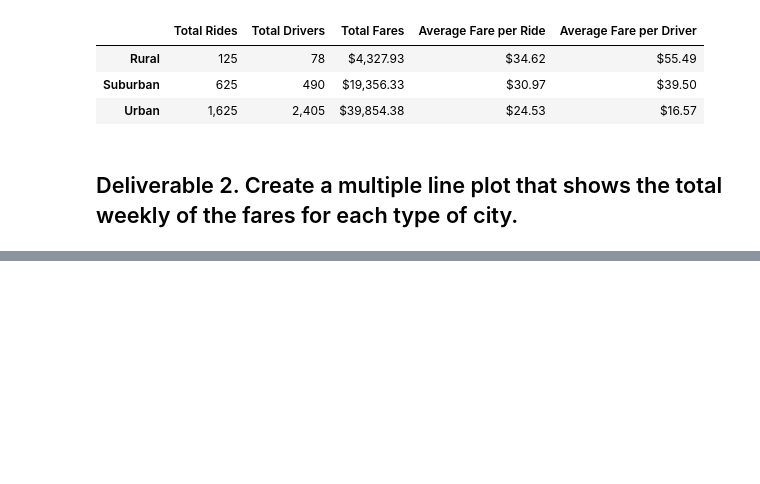
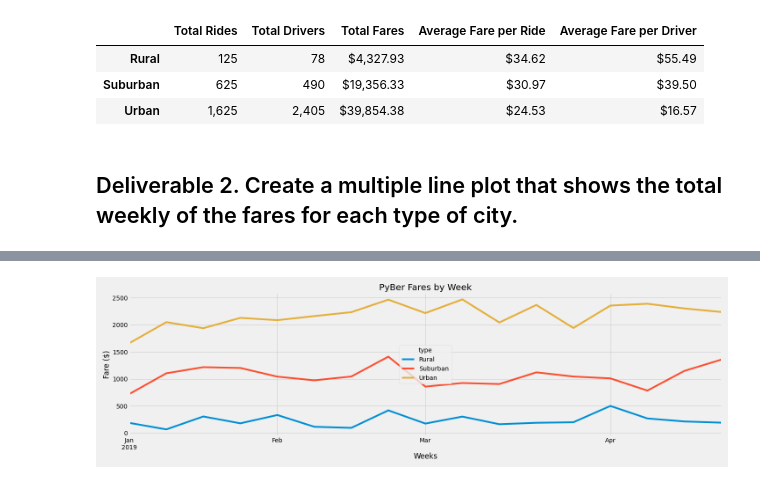
Before and after one commit to FreshOats/PyBer_Analysis, a Jupyter notebook: PyBer_Challenge.ipynb, the cells around one changed output, grey strips where cells are left out. Cells and saved outputs as stored; diff of their text form; code cells hidden in the pictures; blank space fills up the shorter version.

Commit message:
Adding Fares by Week and last fig

```diff
--- a/PyBer_Challenge.ipynb
+++ b/PyBer_Challenge.ipynb
@@ -150,3 +177,5 @@ pyber_summary_df
 # %%
 # 4. Create a pivot table with the 'date' as the index, the columns ='type', and values='fare'
 # to get the total fares for each type of city by the date.
+city_type_pivot = city_type_merge.pivot(index="date", columns="type", values="fare")
+city_type_pivot.head()
@@ -153,2 +190,4 @@ pyber_summary_df
 # %%
 # 5. Create a new DataFrame from the pivot table DataFrame using loc on the given dates, '2019-01-01':'2019-04-29'.
+city_type_dates = city_type_pivot.loc['2019-01-01':'2019-04-29']
+city_type_dates
@@ -155,3 +209,6 @@ pyber_summary_df
 # %%
 # 6. Set the "date" index to datetime datatype. This is necessary to use the resample() method in Step 8.
 # df.index = pd.to_datetime(df.index)
+
+city_type_dates.index = pd.to_datetime(city_type_dates.index)
+city_type_dates
@@ -160,2 +244,4 @@ pyber_summary_df
 # %%
 # 8. Create a new DataFrame using the "resample()" function by week 'W' and get the sum of the fares for each week.
+city_type_weeks = city_type_dates.resample("W").sum()
+city_type_weeks
@@ -162,7 +268,17 @@ pyber_summary_df
 # %%
 # 8. Using the object-oriented interface method, plot the resample DataFrame using the df.plot() function.
 
 # Import the style from Matplotlib.
 from matplotlib import style
 # Use the graph style fivethirtyeight.
 style.use('fivethirtyeight')
+
+weekly_fares = city_type_weeks.plot(figsize=(20,6), title="PyBer Fares by Week")
+weekly_fares.set_xlabel("Weeks")
+weekly_fares.set_ylabel("Fare ($)")
+plt.tight_layout()
+
+plt.savefig("Analysis/Fig8.png")
+plt.show()
+# %% [output]
+[figure, added]
```
Also changed, not shown: parts of 8 cells of this notebook, 1 other file.
